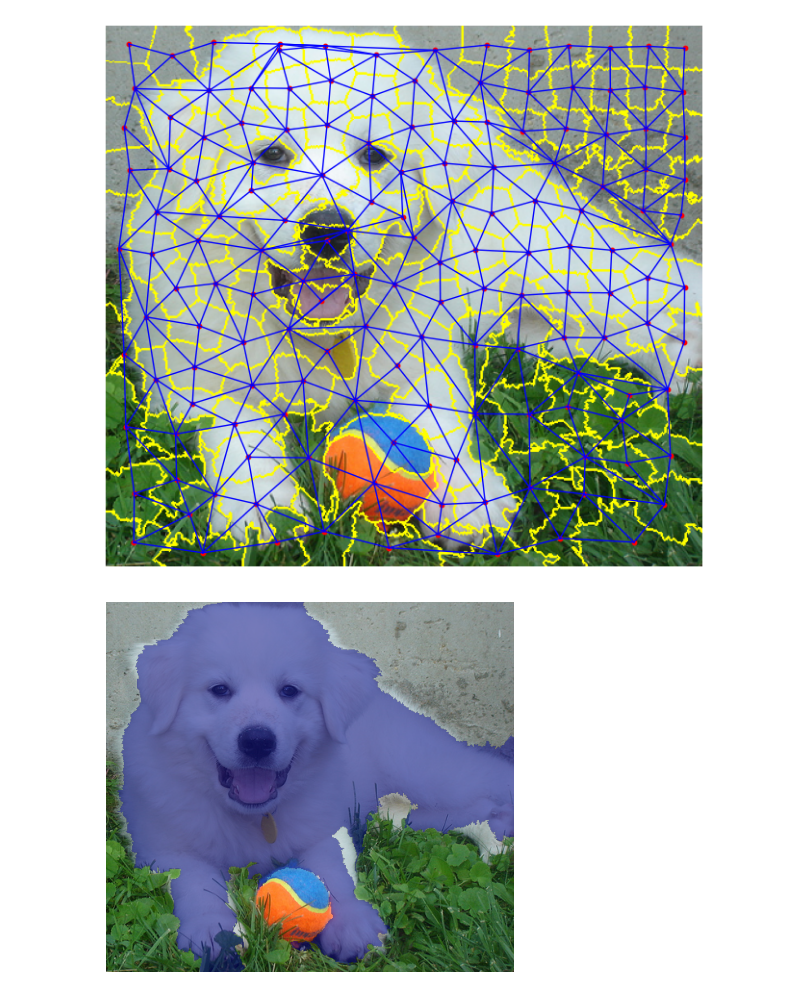
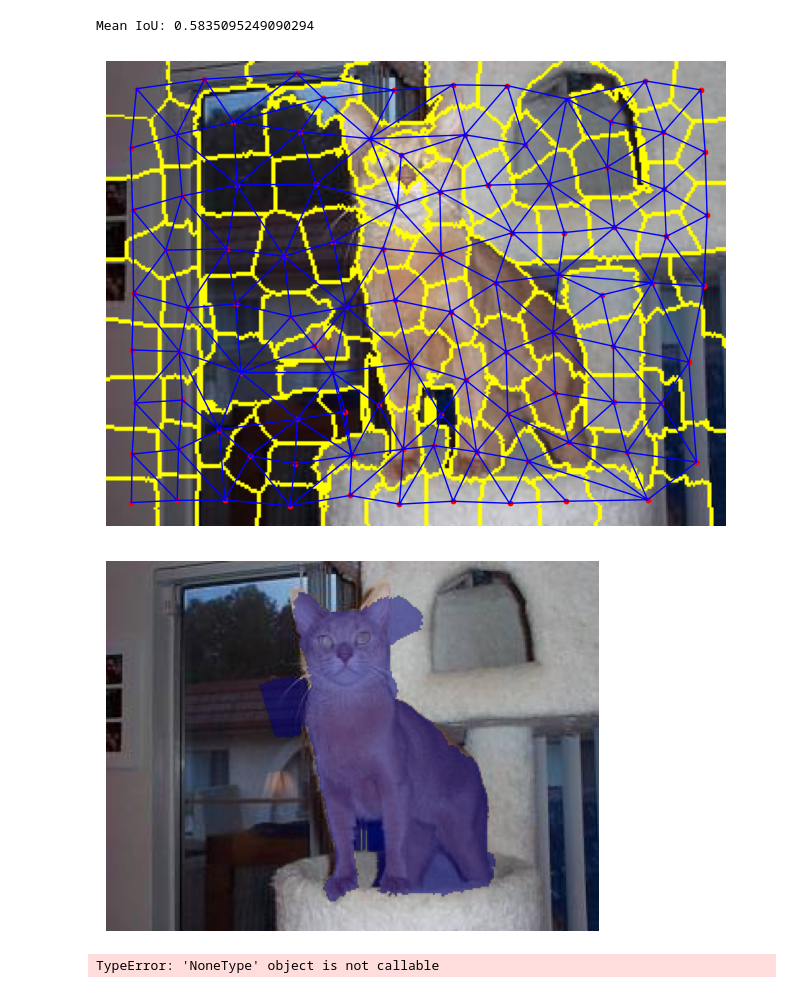
Before and after one commit to Hugo-dgn/GRM, a Jupyter notebook: segment_OxfordIIITPet.ipynb, the cells around one changed output. Saved outputs shown, nothing was run; the diff lists cells and outputs as text; code cells hidden in the pictures.

```diff
--- a/segment_OxfordIIITPet.ipynb
+++ b/segment_OxfordIIITPet.ipynb
@@ -15,7 +16,7 @@ import models
 import inference
 import utils
 # %%
-category = 15
+category = 0
 size = 128
 threshold = 0.5
 # %%
@@ -188,26 +216,39 @@ def sequential_segmentation(idx, model, max_iter):
         results.append(iou)
     return np.array(results)
 # %%
-ious = sequential_segmentation(idx_test, model, max_iter)
+ious = parallel_segmentation(idx_test, model, max_iter)
 print("Mean IoU:", ious.mean())
+# %% [output]
+Mean IoU: 0.5835095249090294
+# %%
+n_segments=100
+compactness=20
+def agg_func(x):
+    mu = np.mean(x, axis=0)
+    std = np.std(x, axis=0)
+
+    return np.concatenate((mu, std))
+
+def agg_func(x):
+
+    return np.mean(x, axis=0)
 # %%
-i = 2
+i = 1
 image, (mask, cat) = test_dataset[idx_test[i]]
 image = np.array(image)
 mask = np.array(preprocess(mask))
 
-segments, pixels, edges = utils.get_superpixels(image)
-graph = utils.get_super_pixels_graph(model.model, image, 1)
+segments, pixels, edges = utils.get_superpixels(image, n_segments=n_segments, compactness=compactness)
 
 _, labels, super_mask = utils.process_super_pixel(image, mask, segments, pixels)
 for i, p in enumerate(pixels):
     super_mask[segments == p] = labels[i]
 
 utils.plot_superpixels(image, segments, edges)
 plot_mask(image, super_mask)
 # %% [output]
-[figure, old version]
+[figure, new version]
-[figure, old version]
+[figure, new version]
 # %%
 features = []
 labels = []
@@ -215,8 +256,8 @@ labels = []
 for i in tqdm(idx_train):
     image, (mask, cat) = dataset[i]
     mask = preprocess(mask)
-    segments, pixels, edges = utils.get_superpixels(image)
-    feature, label, _ = utils.process_super_pixel(image, mask, segments, pixels)
+    segments, pixels, edges = utils.get_superpixels(image, n_segments=n_segments, compactness=compactness)
+    feature, label, _ = utils.process_super_pixel(image, mask, segments, pixels, agg_func=agg_func)
     features.append(feature)
     labels.append(label)
 
@@ -236,6 +277,8 @@ np.random.shuffle(balanced_idx)
 
 features = features[balanced_idx]
 labels = labels[balanced_idx]
+# %% [output]
+TypeError: 'NoneType' object is not callable
 # %%
 X_train, X_test, y_train, y_test = train_test_split(
     features, labels, test_size=0.2, random_state=42, stratify=labels
```
Also changed, not shown: parts of 16 cells of this notebook, 12 other files.
